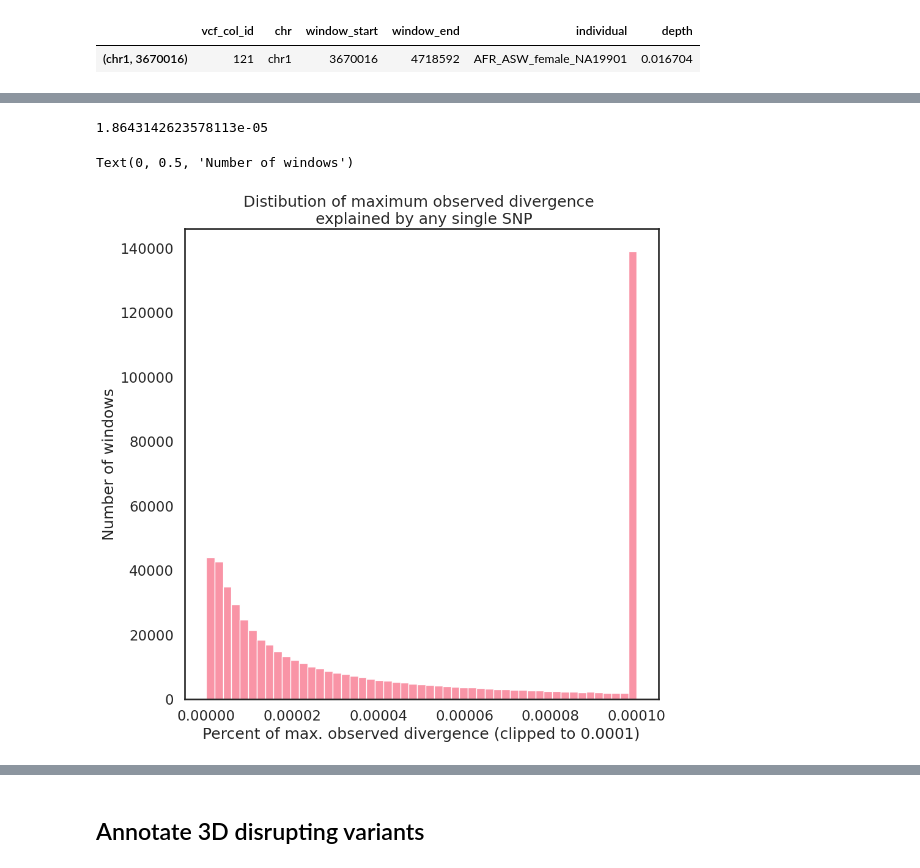
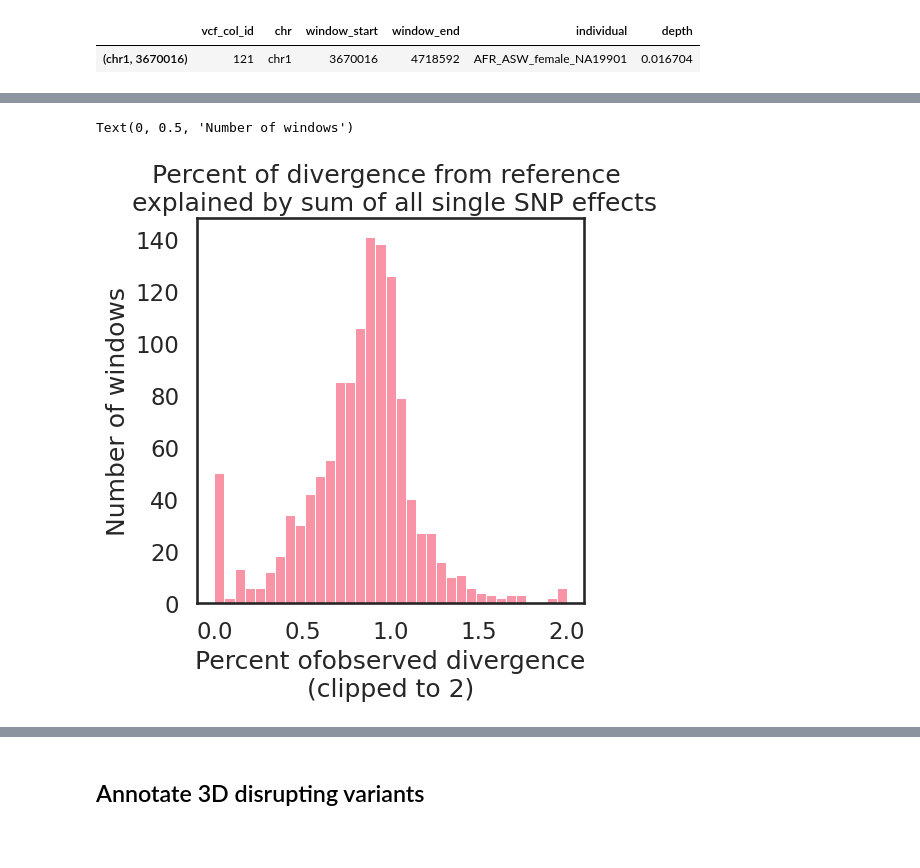
Before and after one commit to erin-n-gilbertson/3DGenome-diversity, a Jupyter notebook: activeNotebooks/insilico_mutagenesis.ipynb, the cells around one changed output, grey strips where cells are left out. Saved outputs shown, nothing was run; the diff lists cells and outputs as text; code cells hidden in the pictures; blank space fills up the shorter version.

```diff
--- a/activeNotebooks/insilico_mutagenesis.ipynb
+++ b/activeNotebooks/insilico_mutagenesis.ipynb
@@ -1573,15 +1516,0 @@ idw_list
-# %%
-max_divs = []
-all_percs = []
-ism_dict = {}
-for i in idw_list.index:
-    print(i)
-    max_o = idw_list.loc[[i]].max_div[0]
-    chr = i[0]
-    window = i[1]
-    arry = ism[ism.chr==chr][ism.window==window]
-    if arry.shape[0]>0:
-        arry['percent_of_max_observed'] = arry['1-spearman']/max_o
-        max_divs.append(arry['1-spearman'].max())
-        ism_dict[i] = arry
-        all_percs = all_percs + list(arry['percent_of_max_observed'])
@@ -1724,16 +1517,15 @@ max_divs
-# %%
-import statistics
-statistics.median(all_percs)
-# %% [output]
-1.8643142623578113e-05
 # %%
-all_percs_clip = np.array(all_percs).clip(0,.00010)
+additive = []
+for w in ism_dict.keys():
+    additive.append(ism_dict[w]['percent_of_max_observed'].sum())
 
-plt.figure(figsize=(10,10))
-sns.histplot(all_percs_clip)
-plt.title('Distibution of maximum observed divergence \n explained by any single SNP')
-plt.xlabel('Percent of max. observed divergence (clipped to 0.0001)')
+additive = np.array(additive).clip(0,2)
+
+plt.figure(figsize=(5,5))
+sns.histplot(additive)
+plt.title('Percent of divergence from reference \n explained by sum of all single SNP effects')
+plt.xlabel('Percent ofobserved divergence\n(clipped to 2)')
 plt.ylabel('Number of windows')
 # %% [output]
 Text(0, 0.5, 'Number of windows')
-[figure, old version]
+[figure, new version]
```
Also changed, not shown: parts of 68 cells of this notebook, 7 other files.
